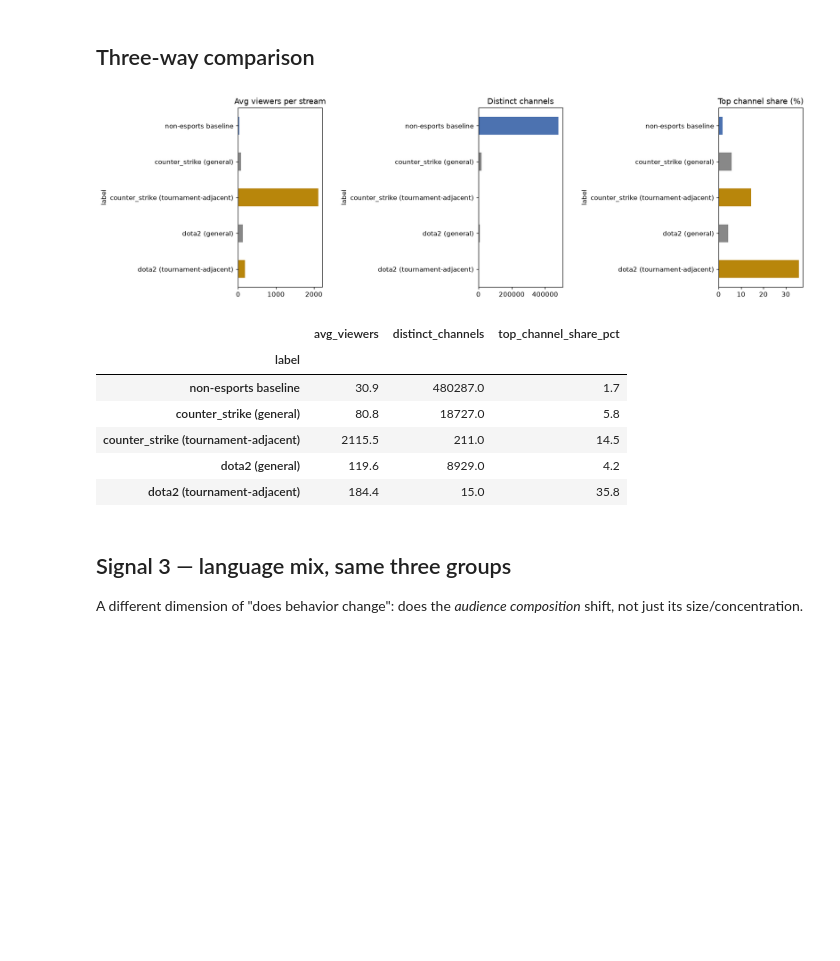
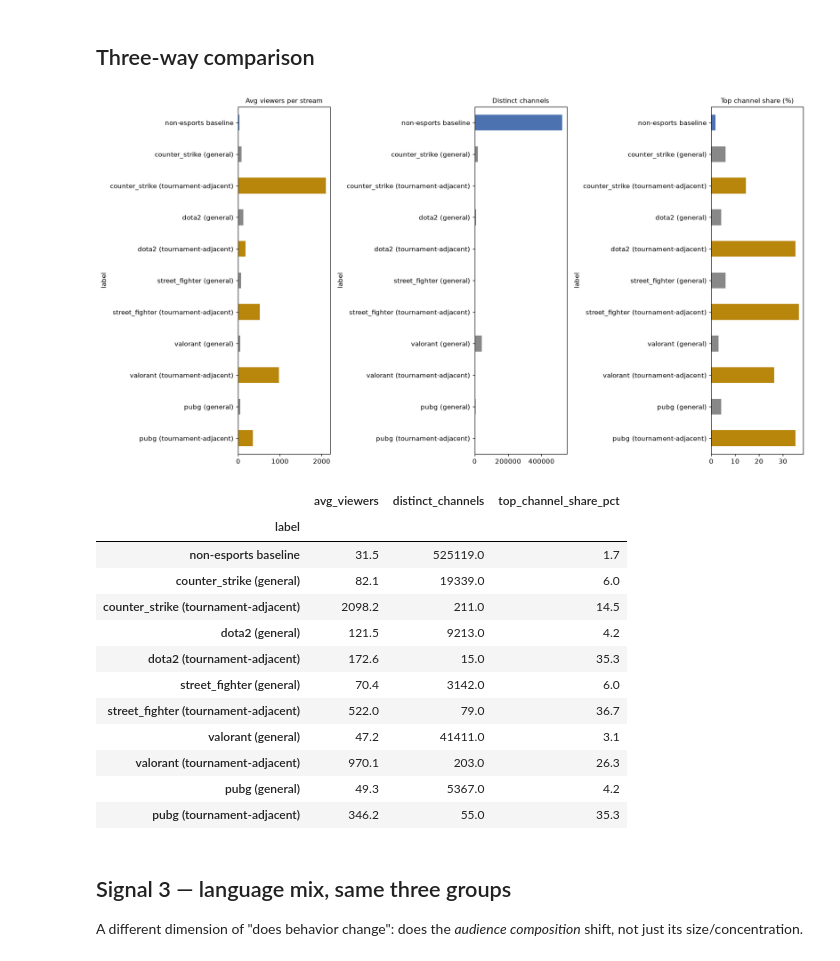
Before and after one commit to JacobH1994/fandomdatapuller, a Jupyter notebook: research/foundations/esports_vs_game_fandom_signal_model/notebooks/tournament_window_comparison.ipynb, the cells around one changed output. Drawn from its saved outputs; the diff is of its cells as text; code cells hidden in the pictures; blank space fills up the shorter version.

```diff
--- a/research/foundations/esports_vs_game_fandom_signal_model/notebooks/tournament_window_comparison.ipynb
+++ b/research/foundations/esports_vs_game_fandom_signal_model/notebooks/tournament_window_comparison.ipynb
@@ -81,7 +87,8 @@ separate from `general` (everything else).
 tier_rows = conn.execute('''
     SELECT title_id, broadcast_tier, channel_id, viewer_count, language
     FROM viewership_snapshots
-    WHERE title_id IN ('counter_strike', 'dota2') AND broadcast_tier IS NOT NULL
+    WHERE title_id IN ('counter_strike', 'dota2', 'street_fighter', 'valorant', 'pubg')
+      AND broadcast_tier IS NOT NULL
 ''').fetchall()
 tier_df = pd.DataFrame(tier_rows, columns=["title_id", "broadcast_tier", "channel_id", "viewer_count", "language"])
 tier_df["group"] = tier_df["broadcast_tier"].map({
@@ -115,5 +128,5 @@ within_title
 # %%
-fig, axes = plt.subplots(1, 3, figsize=(14, 4.5))
+fig, axes = plt.subplots(1, 3, figsize=(14, 7))
 plot_df = within_title.reset_index()
 
 for ax, metric, title in zip(
@@ -123,10 +136,9 @@ for ax, metric, title in zip(
 ):
     pivot = plot_df.pivot(index="title_id", columns="group", values=metric)
     pivot = pivot[["general", "tournament-adjacent"]]
-    pivot.plot(kind="bar", ax=ax, color=["#888888", "#b8860b"])
-    ax.set_title(title)
-    ax.set_xlabel("")
-    ax.tick_params(axis="x", rotation=0)
+    pivot.plot(kind="barh", ax=ax, color=["#888888", "#b8860b"])
+    ax.set_title(title, fontsize=10)
+    ax.set_ylabel("")
     ax.legend(fontsize=8)
 
 plt.tight_layout()
@@ -186,36 +198,44 @@ dtype: float64
 # %%
 three_way = within_title.reset_index()
 three_way["label"] = three_way["title_id"] + " (" + three_way["group"] + ")"
 three_way = three_way.set_index("label")[["avg_viewers", "distinct_channels", "top_channel_share_pct"]]
+
+TITLE_ORDER = ["counter_strike", "dota2", "street_fighter", "valorant", "pubg"]
+row_order = ["non-esports baseline"]
+for t in TITLE_ORDER:
+    row_order += [f"{t} (general)", f"{t} (tournament-adjacent)"]
+
 three_way.loc["non-esports baseline"] = [
     baseline_summary["avg_viewers"], baseline_summary["distinct_channels"], baseline_summary["top_channel_share_pct"],
 ]
-three_way = three_way.loc[[
-    "non-esports baseline",
-    "counter_strike (general)", "counter_strike (tournament-adjacent)",
-    "dota2 (general)", "dota2 (tournament-adjacent)",
-]]
+three_way = three_way.reindex([r for r in row_order if r in three_way.index or r == "non-esports baseline"])
 
-fig, axes = plt.subplots(1, 3, figsize=(15, 4.5))
-colors = ["#4c72b0", "#888888", "#b8860b", "#888888", "#b8860b"]
+fig, axes = plt.subplots(1, 3, figsize=(15, 8))
+colors = ["#4c72b0"] + ["#888888", "#b8860b"] * len(TITLE_ORDER)
 for ax, col, title in zip(axes, three_way.columns, ["Avg viewers per stream", "Distinct channels", "Top channel share (%)"]):
-    three_way[col].plot(kind="barh", ax=ax, color=colors)
-    ax.set_title(title)
+    three_way[col].plot(kind="barh", ax=ax, color=colors[:len(three_way)])
+    ax.set_title(title, fontsize=10)
     ax.invert_yaxis()
 
 plt.tight_layout()
 plt.savefig(Path.cwd() / "_signal_fig2_three_way.png", dpi=110)
 plt.show()
 three_way
 # %% [output]
-[figure, old version]
+[figure, new version]
 |  | avg_viewers | distinct_channels | top_channel_share_pct |
 | label |  |  |  |
-| non-esports baseline | 30.9 | 480287.0 | 1.7 |
-| counter_strike (general) | 80.8 | 18727.0 | 5.8 |
-| counter_strike (tournament-adjacent) | 2115.5 | 211.0 | 14.5 |
-| dota2 (general) | 119.6 | 8929.0 | 4.2 |
-| dota2 (tournament-adjacent) | 184.4 | 15.0 | 35.8 |
+| non-esports baseline | 31.5 | 525119.0 | 1.7 |
+| counter_strike (general) | 82.1 | 19339.0 | 6.0 |
+| counter_strike (tournament-adjacent) | 2098.2 | 211.0 | 14.5 |
+| dota2 (general) | 121.5 | 9213.0 | 4.2 |
+| dota2 (tournament-adjacent) | 172.6 | 15.0 | 35.3 |
+| street_fighter (general) | 70.4 | 3142.0 | 6.0 |
+| street_fighter (tournament-adjacent) | 522.0 | 79.0 | 36.7 |
+| valorant (general) | 47.2 | 41411.0 | 3.1 |
+| valorant (tournament-adjacent) | 970.1 | 203.0 | 26.3 |
+| pubg (general) | 49.3 | 5367.0 | 4.2 |
+| pubg (tournament-adjacent) | 346.2 | 55.0 | 35.3 |
 # %% [markdown]
 ## Signal 3 — language mix, same three groups
 
```
Also changed, not shown: parts of 6 cells of this notebook, 2 other files.
